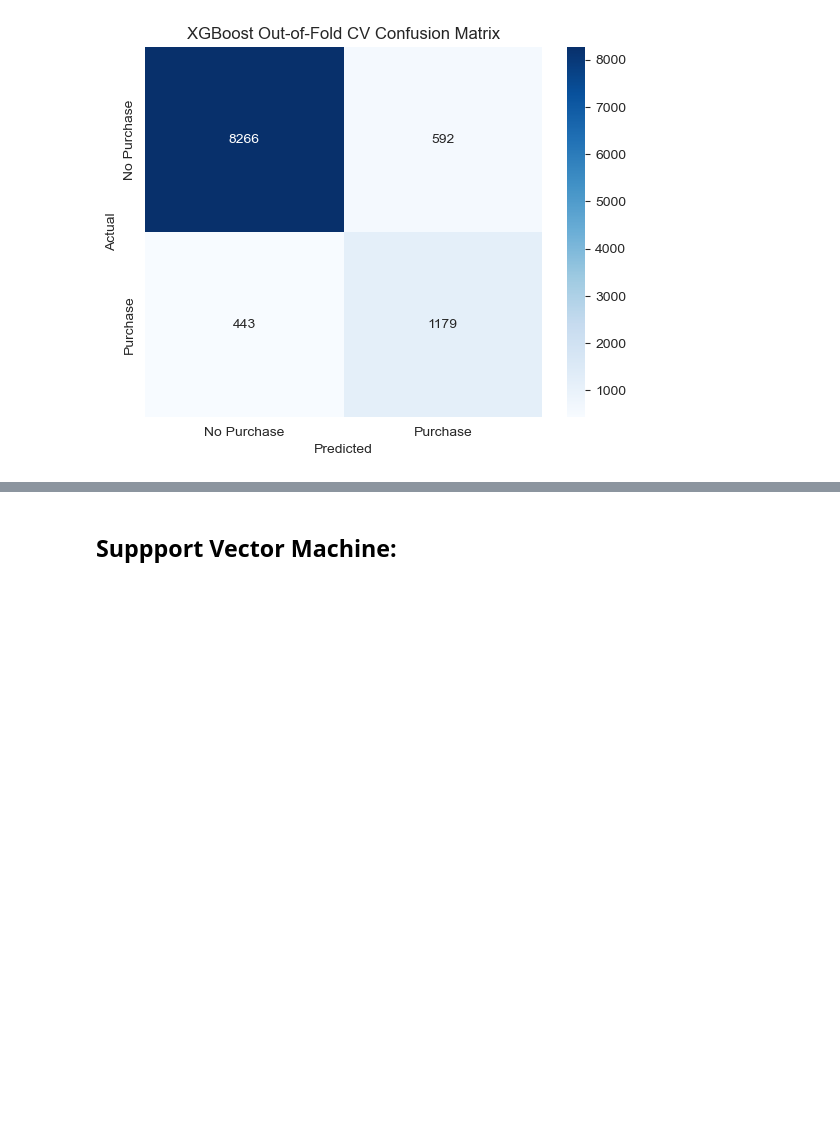
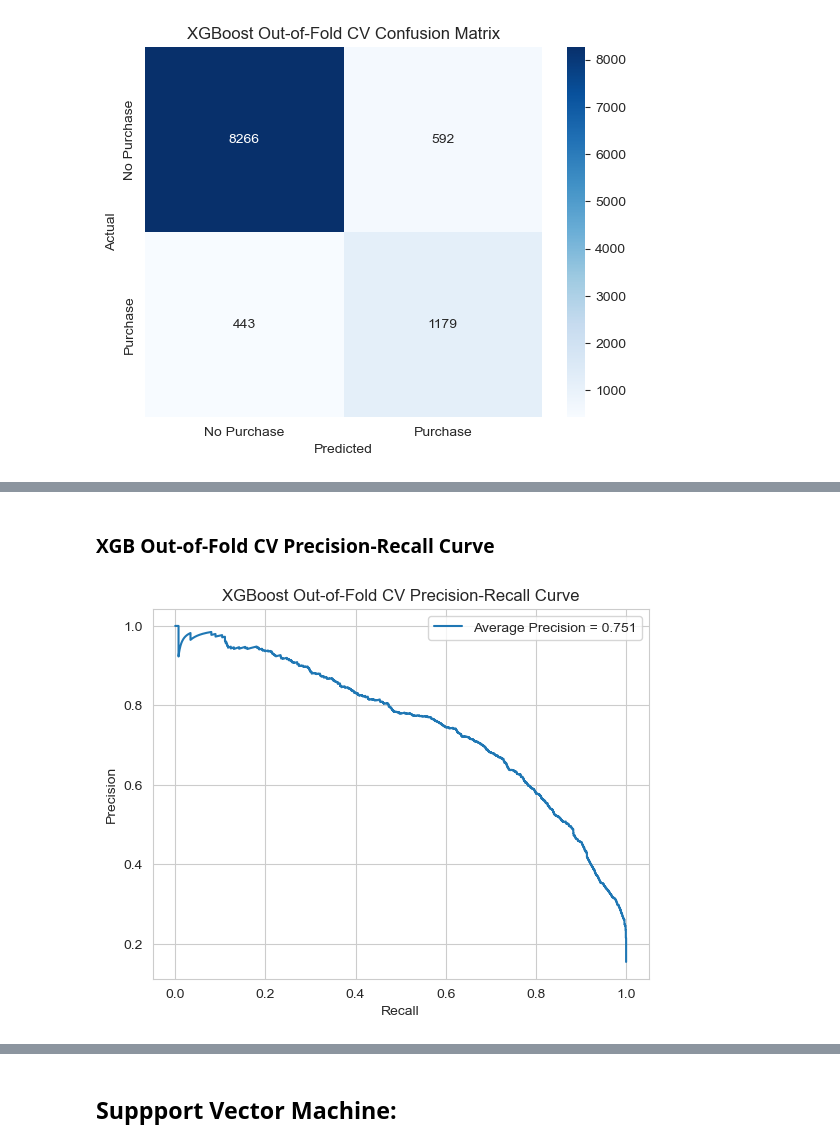
Before and after one commit to Lqvy/Project-Decisions, a Jupyter notebook: Online_Purchase_/online_shoppers_intention.ipynb, the cells around one changed output, grey strips where cells are left out. Cells and saved outputs as stored; diff of their text form; code cells hidden in the pictures; blank space fills up the shorter version.

```diff
--- a/Online_Purchase_/online_shoppers_intention.ipynb
+++ b/Online_Purchase_/online_shoppers_intention.ipynb
@@ -1019,0 +1118,17 @@ plt.show()
+# %% [markdown]
+### XGB Out-of-Fold CV Precision-Recall Curve
+# %%
+xgb_cv_precision, xgb_cv_recall, _ = precision_recall_curve(
+    y_train_full,
+    xgb_cv_prob
+)
+xgb_cv_ap = average_precision_score(y_train_full, xgb_cv_prob)
+
+plt.plot(xgb_cv_recall, xgb_cv_precision, label=f"Average Precision = {xgb_cv_ap:.3f}")
+plt.xlabel("Recall")
+plt.ylabel("Precision")
+plt.title("XGBoost Out-of-Fold CV Precision-Recall Curve")
+plt.legend()
+plt.show()
+# %% [output]
+[figure, added]
```
Also changed, not shown: parts of 78 cells of this notebook.
